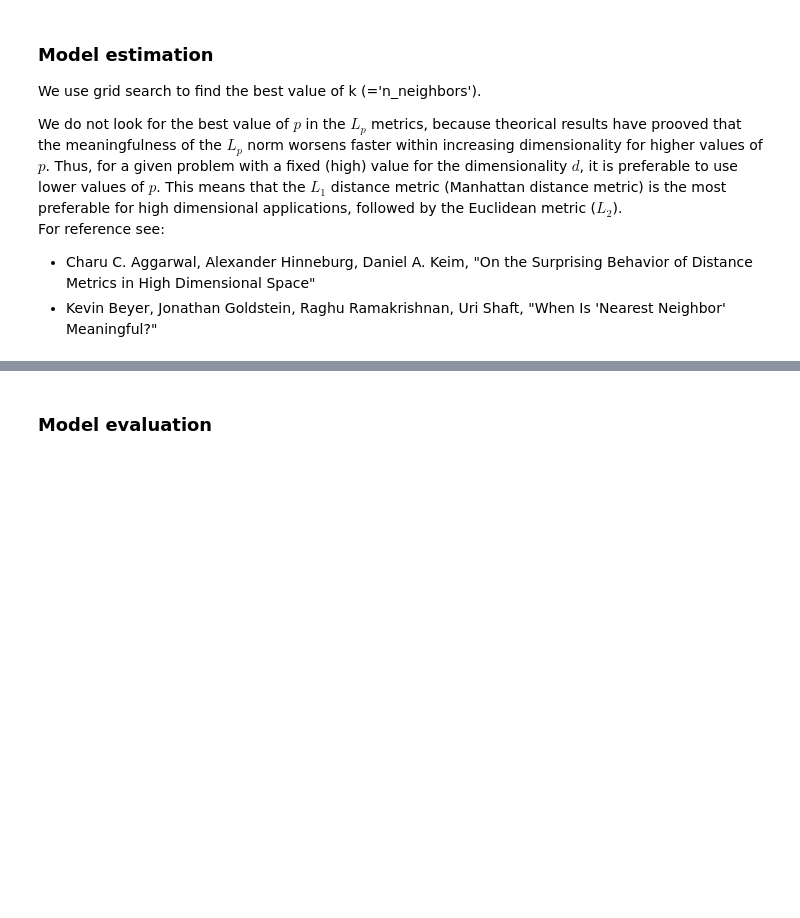
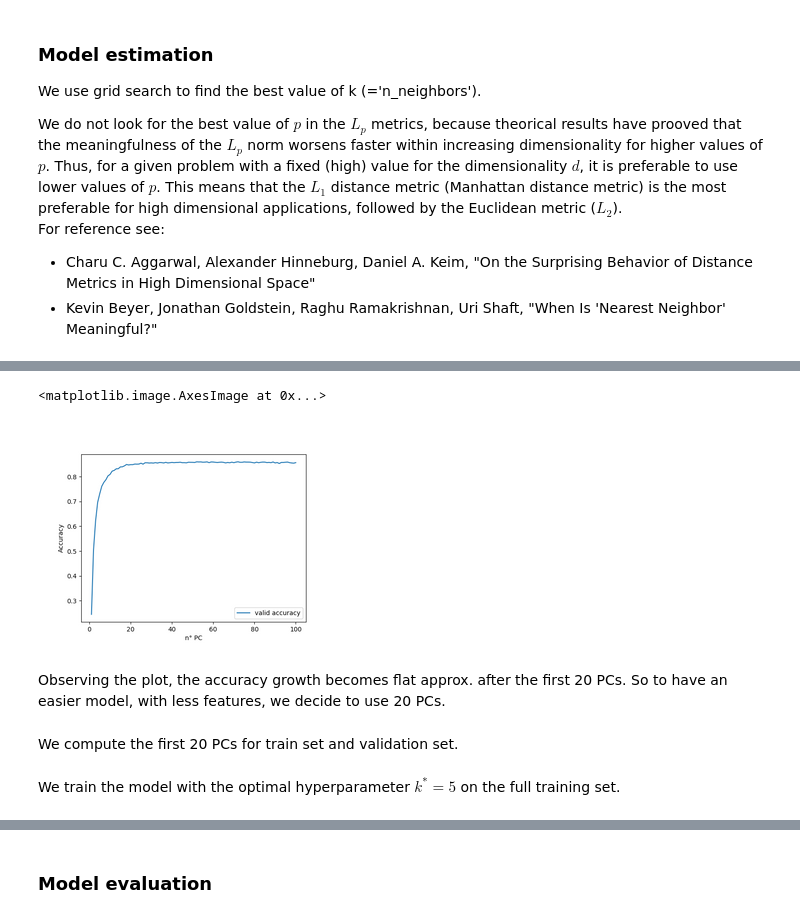
Before and after one commit to rmazzier/MLProjectDS-2020, a Jupyter notebook: All models.ipynb, the cells around one changed output, grey strips where cells are left out. Saved outputs shown, nothing was run; the diff lists cells and outputs as text; code cells hidden in the pictures; blank space fills up the shorter version.

```diff
--- a/All models.ipynb
+++ b/All models.ipynb
@@ -268,0 +368,12 @@ from sklearn.model_selection import StratifiedKFold
+# %%
+#load the figure
+import matplotlib.image as mpimg
+img = mpimg.imread('Accuracy VS number_PCs.png')
+plt.axis('off')
+plt.imshow(img,interpolation='spline36')
+# %% [output]
+<matplotlib.image.AxesImage at 0x...>
+[figure, added]
+# %% [markdown]
+Observing the plot, the accuracy growth becomes flat approx. after the first 20 PCs.
+So to have an easier model, with less features, we decide to use 20 PCs.
@@ -268,0 +382,2 @@ from sklearn.model_selection import StratifiedKFold
+# %% [markdown]
+We compute the first 20 PCs for train set and validation set.
@@ -268,0 +397,2 @@ from sklearn.model_selection import StratifiedKFold
+# %% [markdown]
+We train the model with the optimal hyperparameter $k^*=5$ on the full training set.
```
Also changed, not shown: parts of 64 cells of this notebook.
